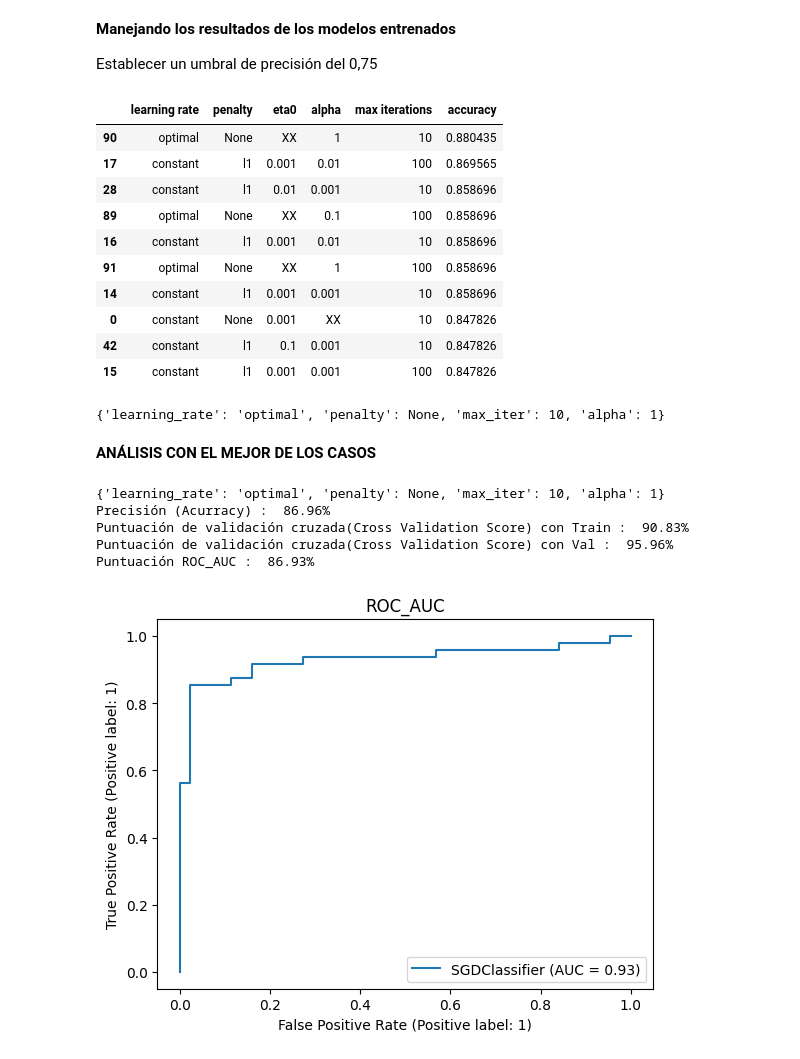
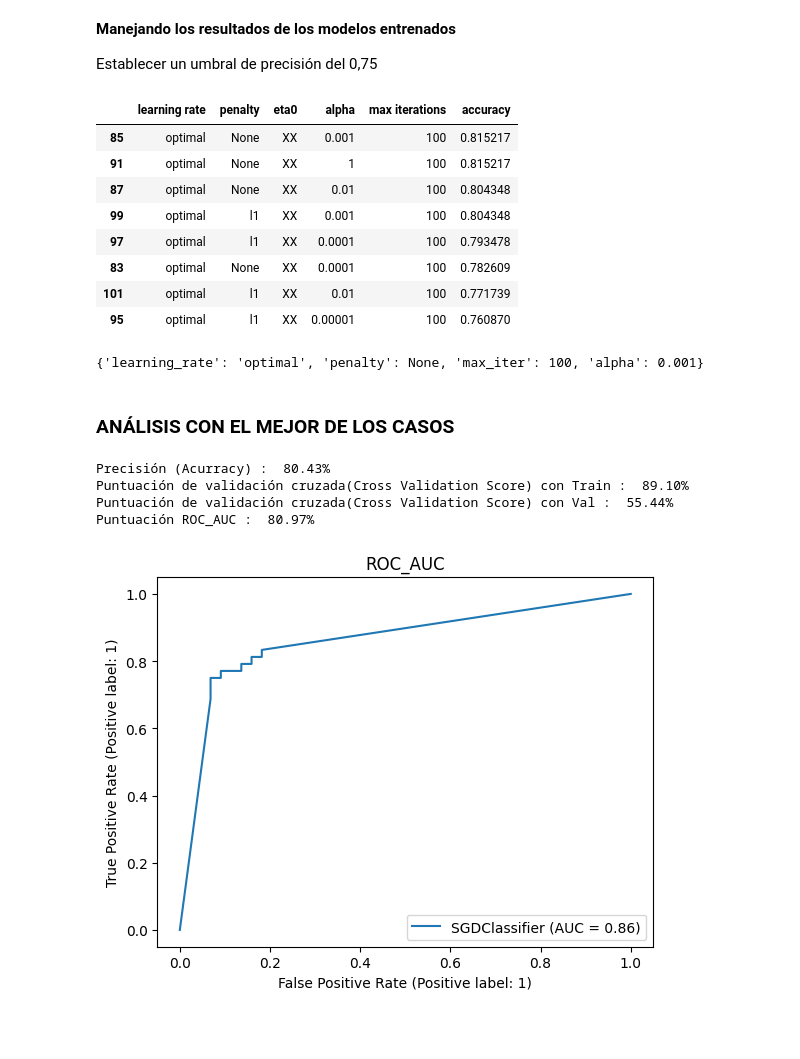
Before and after one commit to fernandogmz/DASI, a Jupyter notebook: Regresion_Logistica.ipynb, the cells around one changed output. Drawn from its saved outputs; the diff is of its cells as text; code cells hidden in the pictures; blank space fills up the shorter version.

```diff
--- a/Regresion_Logistica.ipynb
+++ b/Regresion_Logistica.ipynb
@@ -58,0 +59,4 @@ Preparar conjuntos de datos para entrenamiento, pruebas y validación
+# %%
+categ_columns = ["Sex", "ChestPainType", "RestingECG", "ExerciseAngina", "ST_Slope"]
+df_oneHot=pd.get_dummies(df,columns=categ_columns,drop_first=False)
+df_oneHot.head(5)
@@ -59,11 +73,11 @@ Preparar conjuntos de datos para entrenamiento, pruebas y validación
 # %%
-X = df.drop(['HeartDisease'], axis=1).values
-Y = df['HeartDisease'].values
+X = df_oneHot.drop(['HeartDisease'], axis=1).values
+Y = df_oneHot['HeartDisease'].values
 # %%
 from sklearn.model_selection import train_test_split
 
-X_train, X_test, Y_train, Y_test = train_test_split(X, Y, test_size=0.1, random_state = RANDOM_STATE)
-X_train, X_val, Y_train, Y_val = train_test_split(X_train, Y_train, test_size=0.1, random_state = RANDOM_STATE)
+X_train_OH, X_test_OH, Y_train_OH, Y_test_OH = train_test_split(X, Y, test_size=0.1, random_state = RANDOM_STATE)
+X_train_OH, X_val_OH, Y_train_OH, Y_val_OH = train_test_split(X_train_OH, Y_train_OH, test_size=0.1, random_state = RANDOM_STATE)
 
-print(X_train.shape, X_test.shape, X_val.shape)
+X_train_OH.shape, X_test_OH.shape, X_val_OH.shape
 # %% [output]
@@ -118,11 +123,11 @@ warnings.filterwarnings('ignore')
 ## Train Model
 def logTrain(args): # penalty, max_iter, learning_rate, alpha, eta0
   log_classifier = SGDClassifier(loss=funcion_coste,  fit_intercept=True, **args)
-  log_classifier.fit(X_train_enc.toarray(), Y_train)
+  log_classifier.fit(X_train_OH, Y_train_OH)
   # Generate prediction
-  prediction = log_classifier.predict(X_test_enc)
+  prediction = log_classifier.predict(X_test_OH)
   # Calculate accuracy
-  accuracy = accuracy_score(Y_test,prediction)
+  accuracy = accuracy_score(Y_test_OH,prediction)
   return accuracy
 
 # Table structure
@@ -194,16 +199,14 @@ results_top = results_df[results_df['accuracy'] > threshold].sort_values(by='acc
 results_top.head(10)
 # %% [output]
 |  | learning rate | penalty | eta0 | alpha | max iterations | accuracy |
-| 90 | optimal | None | XX | 1 | 10 | 0.880435 |
-| 17 | constant | l1 | 0.001 | 0.01 | 100 | 0.869565 |
-| 28 | constant | l1 | 0.01 | 0.001 | 10 | 0.858696 |
-| 89 | optimal | None | XX | 0.1 | 100 | 0.858696 |
-| 16 | constant | l1 | 0.001 | 0.01 | 10 | 0.858696 |
-| 91 | optimal | None | XX | 1 | 100 | 0.858696 |
-| 14 | constant | l1 | 0.001 | 0.001 | 10 | 0.858696 |
-| 0 | constant | None | 0.001 | XX | 10 | 0.847826 |
-| 42 | constant | l1 | 0.1 | 0.001 | 10 | 0.847826 |
-| 15 | constant | l1 | 0.001 | 0.001 | 100 | 0.847826 |
+| 85 | optimal | None | XX | 0.001 | 100 | 0.815217 |
+| 91 | optimal | None | XX | 1 | 100 | 0.815217 |
+| 87 | optimal | None | XX | 0.01 | 100 | 0.804348 |
+| 99 | optimal | l1 | XX | 0.001 | 100 | 0.804348 |
+| 97 | optimal | l1 | XX | 0.0001 | 100 | 0.793478 |
+| 83 | optimal | None | XX | 0.0001 | 100 | 0.782609 |
+| 101 | optimal | l1 | XX | 0.01 | 100 | 0.771739 |
+| 95 | optimal | l1 | XX | 0.00001 | 100 | 0.760870 |
 # %%
 learning_rate, penalty, eta, alpha, iteration, accuracy = results_top.iloc[0]
 
@@ -217,41 +220,39 @@ if alpha is not 'XX':
 
 params
 # %% [output]
-{'learning_rate': 'optimal', 'penalty': None, 'max_iter': 10, 'alpha': 1}
+{'learning_rate': 'optimal', 'penalty': None, 'max_iter': 100, 'alpha': 0.001}
 # %% [markdown]
-**ANÁLISIS CON EL MEJOR DE LOS CASOS**
+### **ANÁLISIS CON EL MEJOR DE LOS CASOS**
 # %%
 from sklearn.metrics import accuracy_score
 from sklearn.metrics import roc_auc_score
 from sklearn.model_selection import cross_val_score
 from sklearn.model_selection import RepeatedStratifiedKFold
 from sklearn.metrics import RocCurveDisplay
 
-print(params)
 log_classifier = SGDClassifier(loss=funcion_coste,  fit_intercept=True, **params)
-log_classifier.fit(X_train_enc.toarray(), Y_train)
+log_classifier.fit(X_train_OH, Y_train_OH)
 # Generate prediction
-prediction = log_classifier.predict(X_test_enc)
+prediction = log_classifier.predict(X_test_OH)
 # Calculate accuracy
-accuracy = accuracy_score(Y_test,prediction)
+accuracy = accuracy_score(Y_test_OH,prediction)
 
 cv = RepeatedStratifiedKFold(n_splits = 10, n_repeats = 3, random_state = 1)
 
-print("Precisión (Acurracy) : ",'{0:.2%}'.format(accuracy_score(Y_test,prediction)))
-print("Puntuación de validación cruzada(Cross Validation Score) con Train : ",'{0:.2%}'.format(cross_val_score(log_classifier,X_train_enc,Y_train, cv = cv ,scoring = 'roc_auc').mean()))
-print("Puntuación de validación cruzada(Cross Validation Score) con Val : ",'{0:.2%}'.format(cross_val_score(log_classifier,X_val_enc,Y_val, cv = cv ,scoring = 'roc_auc').mean()))
-print("Puntuación ROC_AUC : ",'{0:.2%}'.format(roc_auc_score(Y_test,prediction)))
+print("Precisión (Acurracy) : ",'{0:.2%}'.format(accuracy_score(Y_test_OH,prediction)))
+print("Puntuación de validación cruzada(Cross Validation Score) con Train : ",'{0:.2%}'.format(cross_val_score(log_classifier,X_train_OH,Y_train_OH, cv = cv ,scoring = 'roc_auc').mean()))
+print("Puntuación de validación cruzada(Cross Validation Score) con Val : ",'{0:.2%}'.format(cross_val_score(log_classifier,X_val_OH,Y_val_OH, cv = cv ,scoring = 'roc_auc').mean()))
+print("Puntuación ROC_AUC : ",'{0:.2%}'.format(roc_auc_score(Y_test_OH,prediction)))
 
-RocCurveDisplay.from_estimator(log_classifier, X_test_enc,Y_test)
+RocCurveDisplay.from_estimator(log_classifier, X_test_OH,Y_test_OH)
 plt.title('ROC_AUC')
 plt.show()
 # %% [output]
-{'learning_rate': 'optimal', 'penalty': None, 'max_iter': 10, 'alpha': 1}
-Precisión (Acurracy) :  86.96%
-Puntuación de validación cruzada(Cross Validation Score) con Train :  90.83%
-Puntuación de validación cruzada(Cross Validation Score) con Val :  95.96%
-Puntuación ROC_AUC :  86.93%
+Precisión (Acurracy) :  80.43%
+Puntuación de validación cruzada(Cross Validation Score) con Train :  89.10%
+Puntuación de validación cruzada(Cross Validation Score) con Val :  55.44%
+Puntuación ROC_AUC :  80.97%
-[figure, old version]
+[figure, new version]
 # %%
 from sklearn.metrics import confusion_matrix
 from sklearn.metrics import classification_report
```
Also changed, not shown: parts of 13 cells of this notebook.
